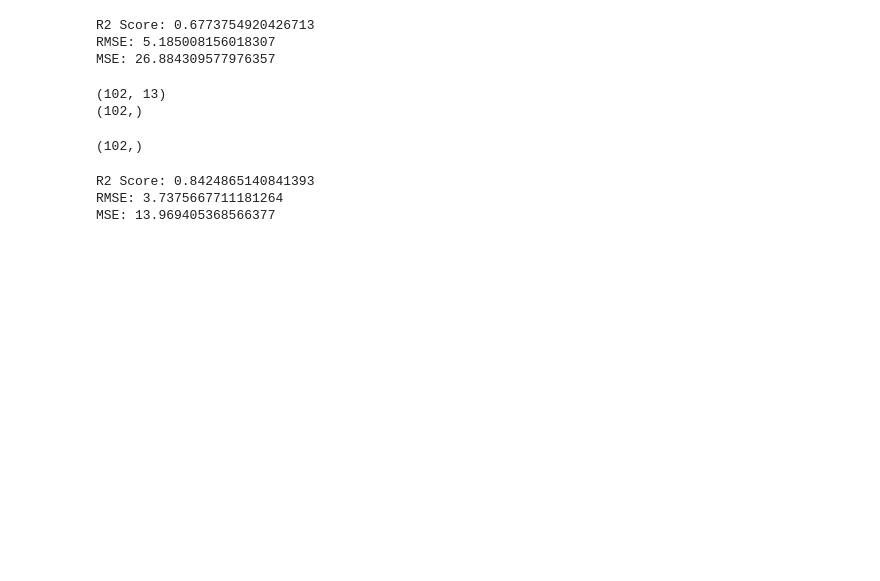
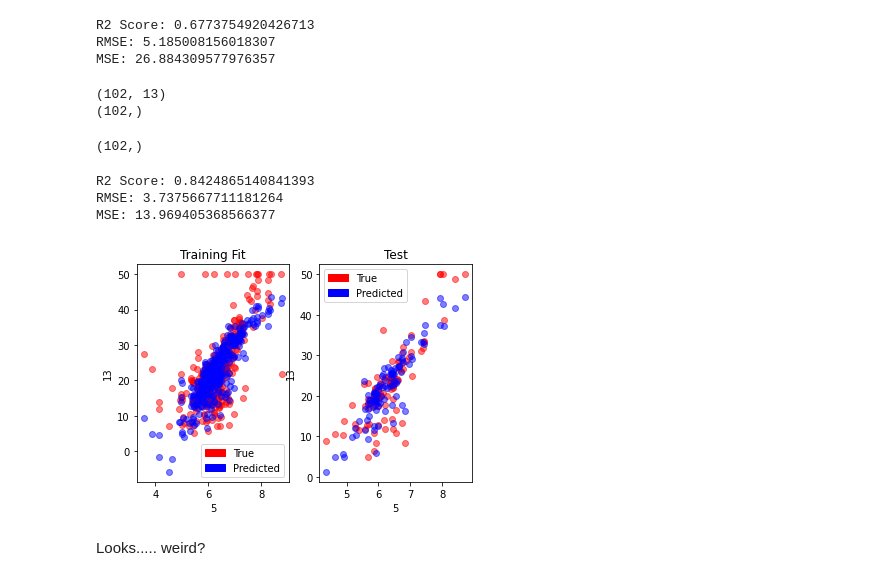
Before and after one commit to heerboi/ML-from-scratch, a Jupyter notebook: Linear_Regression.ipynb, the cells around one changed output. Drawn from its saved outputs; the diff is of its cells as text; code cells hidden in the pictures; blank space fills up the shorter version.

Commit message:
predicted points graph

```diff
--- a/Linear_Regression.ipynb
+++ b/Linear_Regression.ipynb
@@ -218,3 +218,30 @@ print(f"MSE: {test_errors['mse']}")
 R2 Score: 0.8424865140841393
 RMSE: 3.7375667711181264
 MSE: 13.969405368566377
+# %%
+import matplotlib.patches as mpatches
+plt.subplot(1, 2, 1)
+plt.scatter(X_train[5], y_train, color = "red", alpha = 0.5)
+plt.scatter(X_train[5], train_preds, color = "blue", alpha = 0.5)
+plt.title("Training Fit")
+plt.xlabel("5")
+plt.ylabel("13")
+red_patch = mpatches.Patch(color = "red", label = "True")
+blue_patch = mpatches.Patch(color = "blue", label = "Predicted")
+plt.legend(handles=[red_patch, blue_patch])
+
+
+plt.subplot(1, 2, 2)
+plt.scatter(X_test[5], y_test, color = "red", alpha = 0.5)
+plt.scatter(X_test[5], test_preds, color = "blue", alpha = 0.5)
+plt.title("Test")
+plt.xlabel("5")
+plt.ylabel("13")
+red_patch = mpatches.Patch(color = "red", label = "True")
+blue_patch = mpatches.Patch(color = "blue", label = "Predicted")
+plt.legend(handles=[red_patch, blue_patch])
+plt.show()
+# %% [output]
+[figure, added]
+# %% [markdown]
+Looks..... weird?
```
